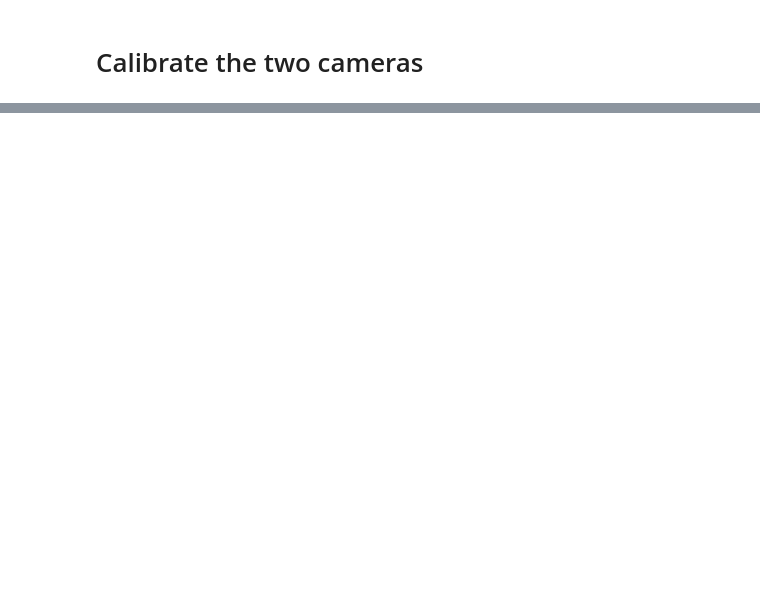
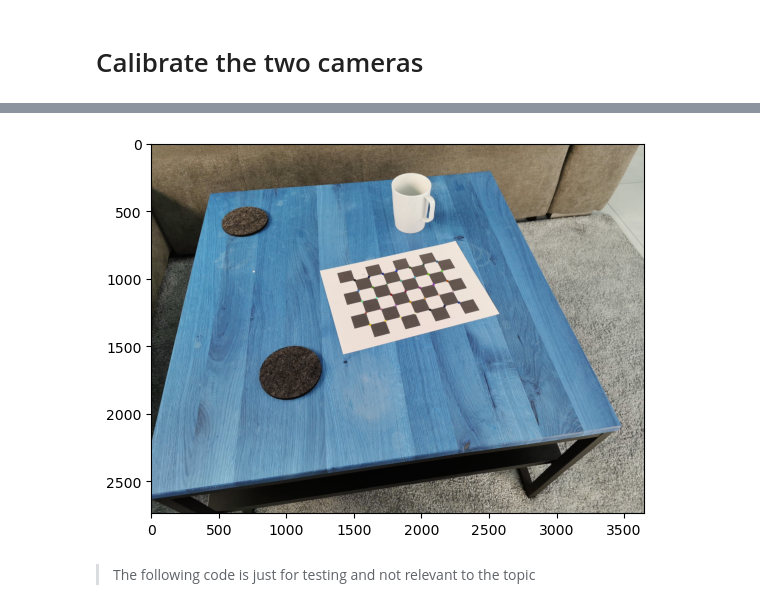
Before and after one commit to reineltJanis/triangulation, a Jupyter notebook: CalibrateCameras.ipynb, the cells around one changed output, grey strips where cells are left out. Drawn from its saved outputs; the diff is of its cells as text; code cells hidden in the pictures; blank space fills up the shorter version.

```diff
--- a/CalibrateCameras.ipynb
+++ b/CalibrateCameras.ipynb
@@ -62 +77,7 @@ P for img-*.jpg4
+# %%
+calibrator.plot_image(9)
+# %% [output]
+[figure, added]
+# %% [markdown]
+> The following code is just for testing and not relevant to the topic
 # %%
```
Also changed, not shown: parts of 5 cells of this notebook, 7 other files.
